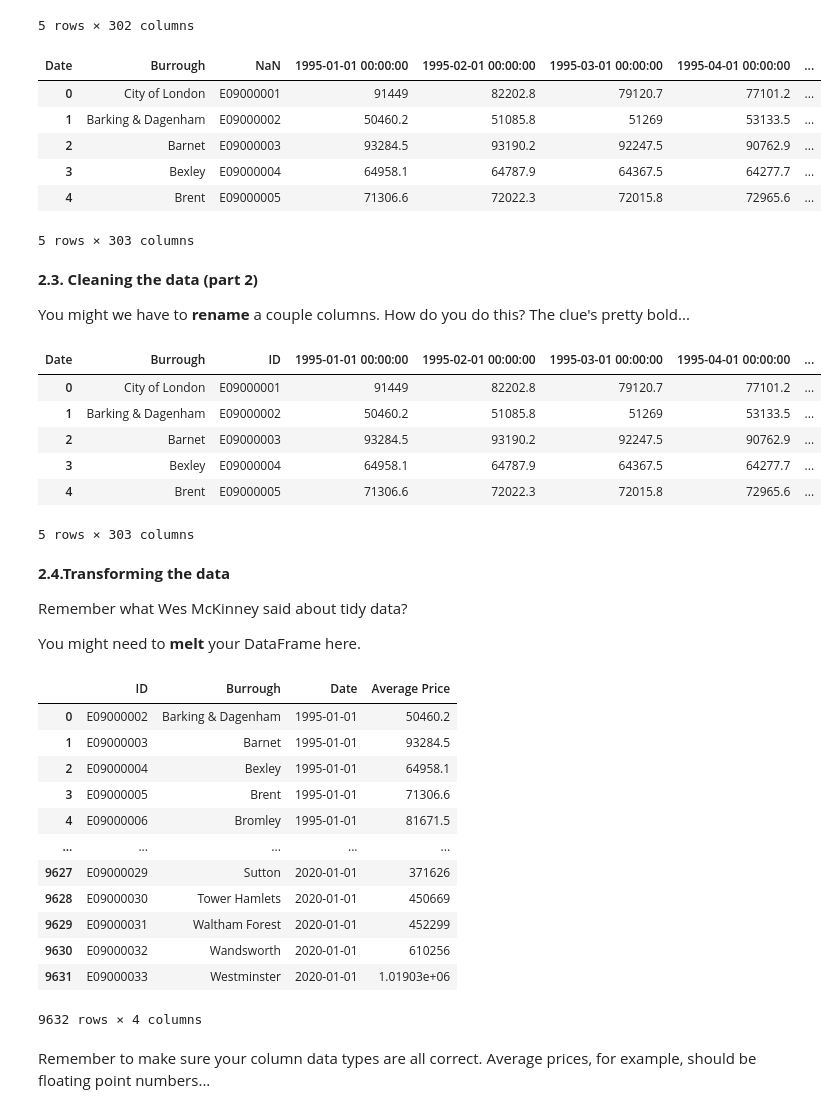
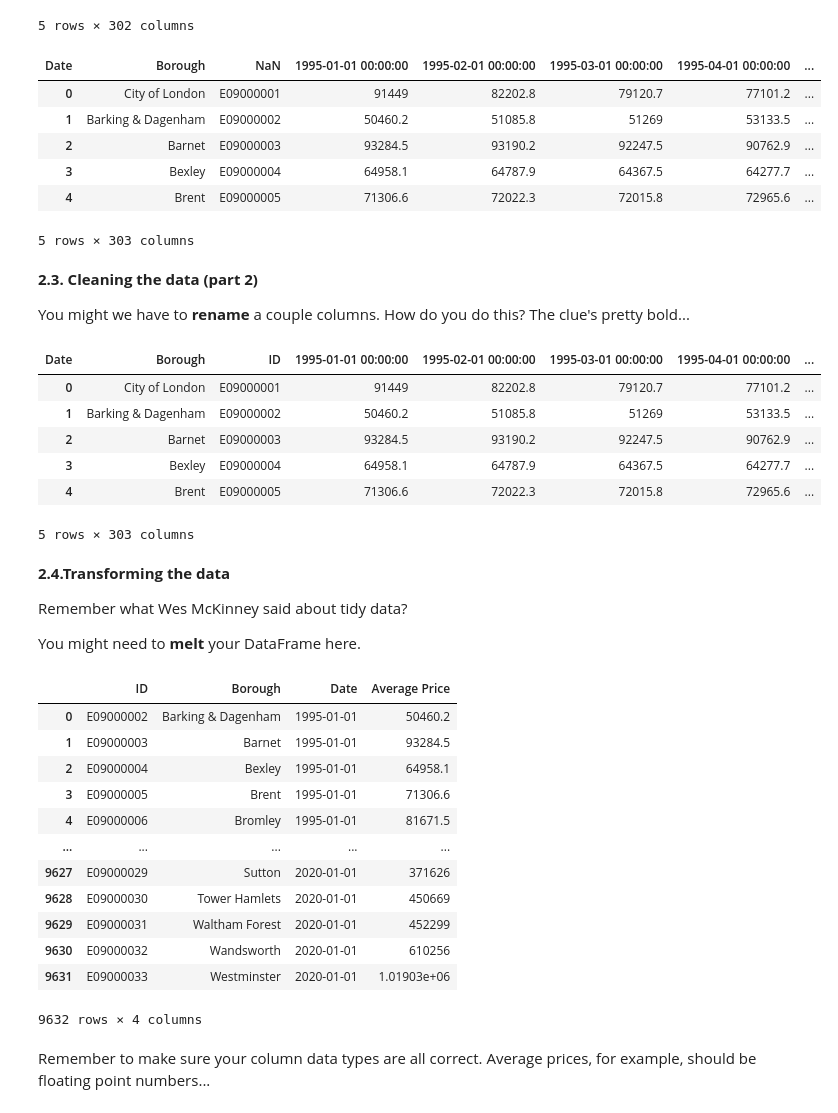
Before and after one commit to pnraju/springboard, a Jupyter notebook: Case Studies/Unit 4 Challenge - Tier 3.ipynb, the cells around one changed output. Cells and saved outputs as stored; diff of their text form; code cells hidden in the pictures.

Commit message:
Updated case study Jupyter Notebook with the correct spelling of borough

```diff
--- a/Case Studies/Unit 4 Challenge - Tier 3.ipynb
+++ b/Case Studies/Unit 4 Challenge - Tier 3.ipynb
@@ -177,12 +177,12 @@ house_prices.head()
 5 rows × 302 columns
 # %%
 house_prices.columns = house_prices.iloc[0]
-house_prices.rename_axis(index='Burrough', columns='Date', inplace=True)
+house_prices.rename_axis(index='Borough', columns='Date', inplace=True)
 house_prices = house_prices[1:]
 house_prices= house_prices.reset_index()
 house_prices.head()
 # %% [output]
-| Date | Burrough | NaN | 1995-01-01 00:00:00 | 1995-02-01 00:00:00 | 1995-03-01 00:00:00 | 1995-04-01 00:00:00 | ... |
+| Date | Borough | NaN | 1995-01-01 00:00:00 | 1995-02-01 00:00:00 | 1995-03-01 00:00:00 | 1995-04-01 00:00:00 | ... |
 | 0 | City of London | E09000001 | 91449 | 82202.8 | 79120.7 | 77101.2 | ... |
 | 1 | Barking & Dagenham | E09000002 | 50460.2 | 51085.8 | 51269 | 53133.5 | ... |
 | 2 | Barnet | E09000003 | 93284.5 | 93190.2 | 92247.5 | 90762.9 | ... |
@@ -194,11 +194,11 @@ house_prices.head()
 
 You might we have to **rename** a couple columns. How do you do this? The clue's pretty bold...
 # %%
-house_prices.rename(columns={'index': 'Burrough', pd.NaT: 'ID'}, inplace=True)
+house_prices.rename(columns={'index': 'Borough', pd.NaT: 'ID'}, inplace=True)
 house_prices.rename
 house_prices.head()
 # %% [output]
-| Date | Burrough | ID | 1995-01-01 00:00:00 | 1995-02-01 00:00:00 | 1995-03-01 00:00:00 | 1995-04-01 00:00:00 | ... |
+| Date | Borough | ID | 1995-01-01 00:00:00 | 1995-02-01 00:00:00 | 1995-03-01 00:00:00 | 1995-04-01 00:00:00 | ... |
 | 0 | City of London | E09000001 | 91449 | 82202.8 | 79120.7 | 77101.2 | ... |
 | 1 | Barking & Dagenham | E09000002 | 50460.2 | 51085.8 | 51269 | 53133.5 | ... |
 | 2 | Barnet | E09000003 | 93284.5 | 93190.2 | 92247.5 | 90762.9 | ... |
@@ -212,10 +212,10 @@ Remember what Wes McKinney said about tidy data?
 
 You might need to **melt** your DataFrame here.
 # %%
-london_house_prices = pd.melt(house_prices.iloc[1:33], id_vars=['ID', 'Burrough'], value_name='Average Price')
+london_house_prices = pd.melt(house_prices.iloc[1:33], id_vars=['ID', 'Borough'], value_name='Average Price')
 london_house_prices
 # %% [output]
-|  | ID | Burrough | Date | Average Price |
+|  | ID | Borough | Date | Average Price |
 | 0 | E09000002 | Barking & Dagenham | 1995-01-01 | 50460.2 |
 | 1 | E09000003 | Barnet | 1995-01-01 | 93284.5 |
 | 2 | E09000004 | Bexley | 1995-01-01 | 64958.1 |
```
Also changed, not shown: parts of 10 cells of this notebook, 1 other file.
